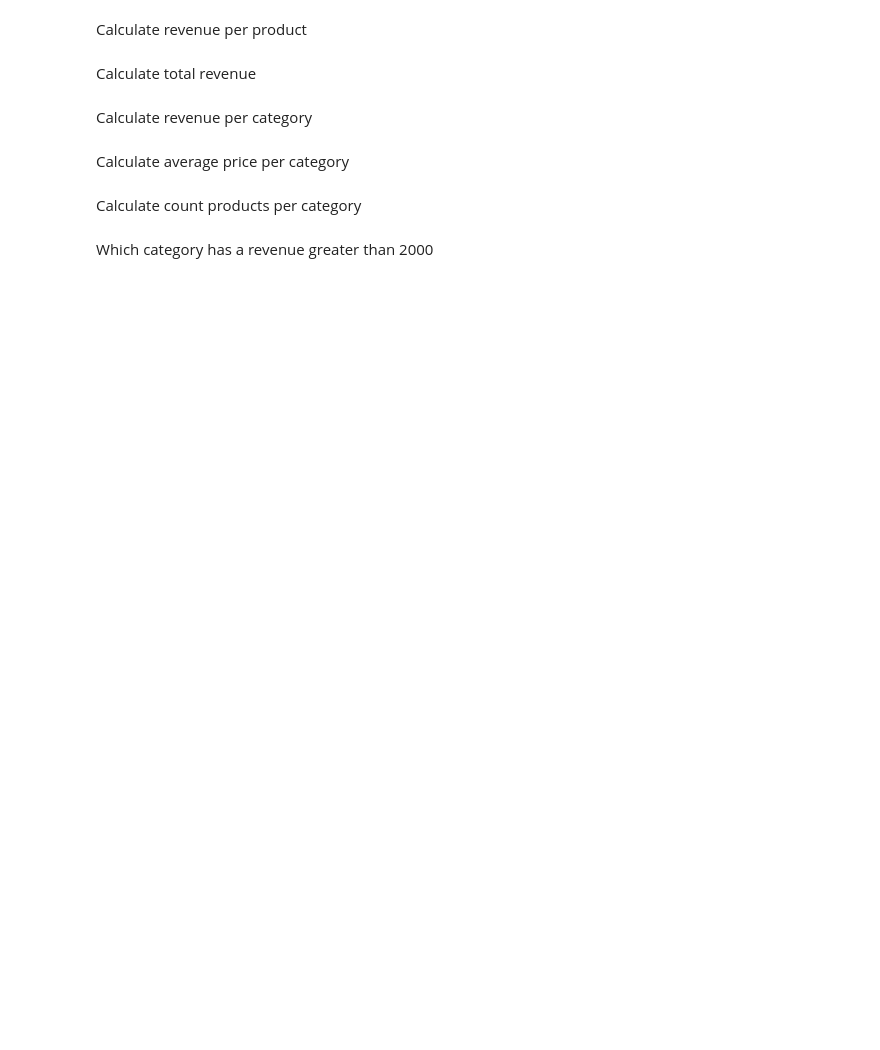
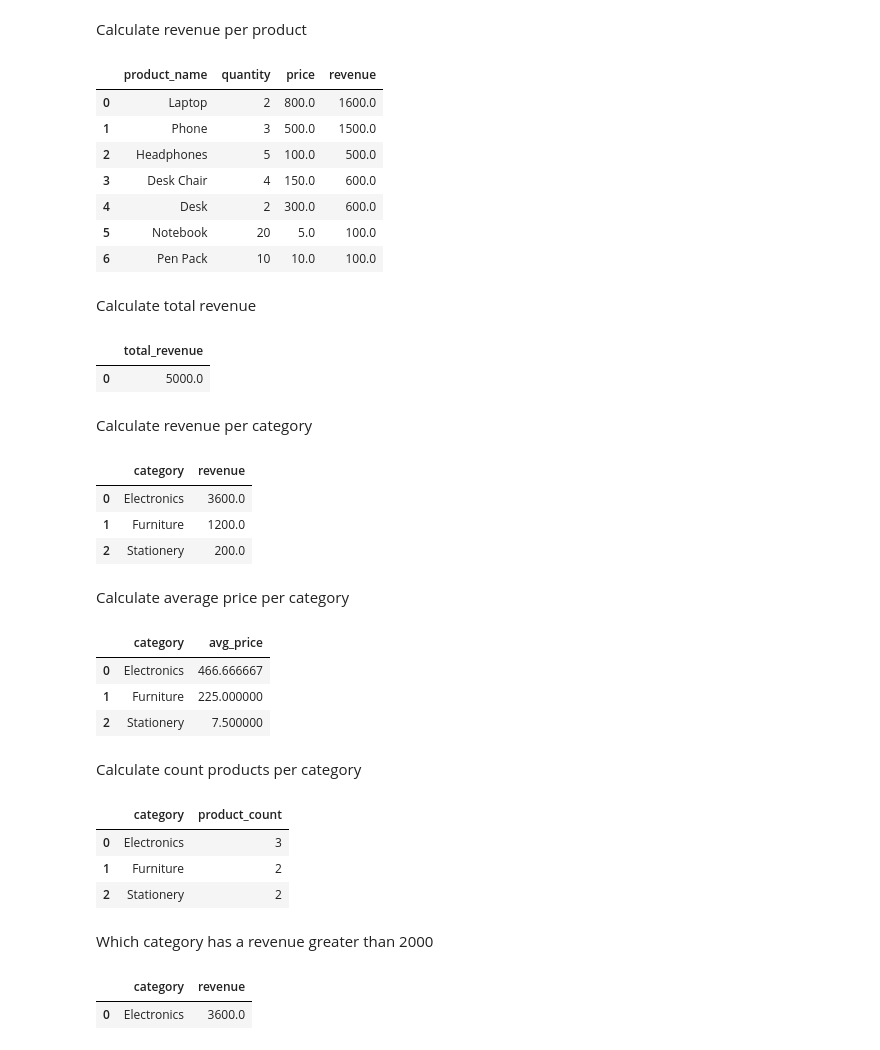
Before and after one commit to p-tech/dm-2026, a Jupyter notebook: maths/simple_maths.ipynb, the cells around one changed output. Saved outputs shown, nothing was run; the diff lists cells and outputs as text; code cells hidden in the pictures; blank space fills up the shorter version.

```diff
--- a/maths/simple_maths.ipynb
+++ b/maths/simple_maths.ipynb
@@ -82,2 +96,15 @@ pd.read_sql_query("""
+# %%
+pd.read_sql_query("""
+SELECT product_name, quantity, price, price * quantity AS revenue FROM sales;
+""", conn)
+# %% [output]
+|  | product_name | quantity | price | revenue |
+| 0 | Laptop | 2 | 800.0 | 1600.0 |
+| 1 | Phone | 3 | 500.0 | 1500.0 |
+| 2 | Headphones | 5 | 100.0 | 500.0 |
+| 3 | Desk Chair | 4 | 150.0 | 600.0 |
+| 4 | Desk | 2 | 300.0 | 600.0 |
+| 5 | Notebook | 20 | 5.0 | 100.0 |
+| 6 | Pen Pack | 10 | 10.0 | 100.0 |
 # %% [markdown]
 Calculate total revenue
@@ -88,2 +111,9 @@ pd.read_sql_query("""
+# %%
+pd.read_sql_query("""
+SELECT SUM(price * quantity) AS total_revenue FROM sales;
+""", conn)
+# %% [output]
+|  | total_revenue |
+| 0 | 5000.0 |
 # %% [markdown]
 Calculate revenue per category
@@ -94,2 +120,11 @@ pd.read_sql_query("""
+# %%
+pd.read_sql_query("""
+SELECT category, SUM(price * quantity) AS revenue FROM sales GROUP BY category;
+""", conn)
+# %% [output]
+|  | category | revenue |
+| 0 | Electronics | 3600.0 |
+| 1 | Furniture | 1200.0 |
+| 2 | Stationery | 200.0 |
 # %% [markdown]
 Calculate average price per category
@@ -100,2 +131,11 @@ pd.read_sql_query("""
+# %%
+pd.read_sql_query("""
+SELECT category, AVG(price) AS avg_price FROM sales GROUP BY category;
+""", conn)
+# %% [output]
+|  | category | avg_price |
+| 0 | Electronics | 466.666667 |
+| 1 | Furniture | 225.000000 |
+| 2 | Stationery | 7.500000 |
 # %% [markdown]
 Calculate count products per category
@@ -106,2 +142,11 @@ pd.read_sql_query("""
+# %%
+pd.read_sql_query("""
+SELECT category, COUNT(*) AS product_count FROM sales GROUP BY category;
+""", conn)
+# %% [output]
+|  | category | product_count |
+| 0 | Electronics | 3 |
+| 1 | Furniture | 2 |
+| 2 | Stationery | 2 |
 # %% [markdown]
 Which category has a revenue greater than 2000
@@ -112,0 +153,8 @@ pd.read_sql_query("""
+# %%
+
+pd.read_sql_query("""
+SELECT category, SUM(price * quantity) AS revenue FROM sales GROUP BY category HAVING revenue > 2000;
+""", conn)
+# %% [output]
+|  | category | revenue |
+| 0 | Electronics | 3600.0 |
```
Also changed, not shown: parts of 10 cells of this notebook.
